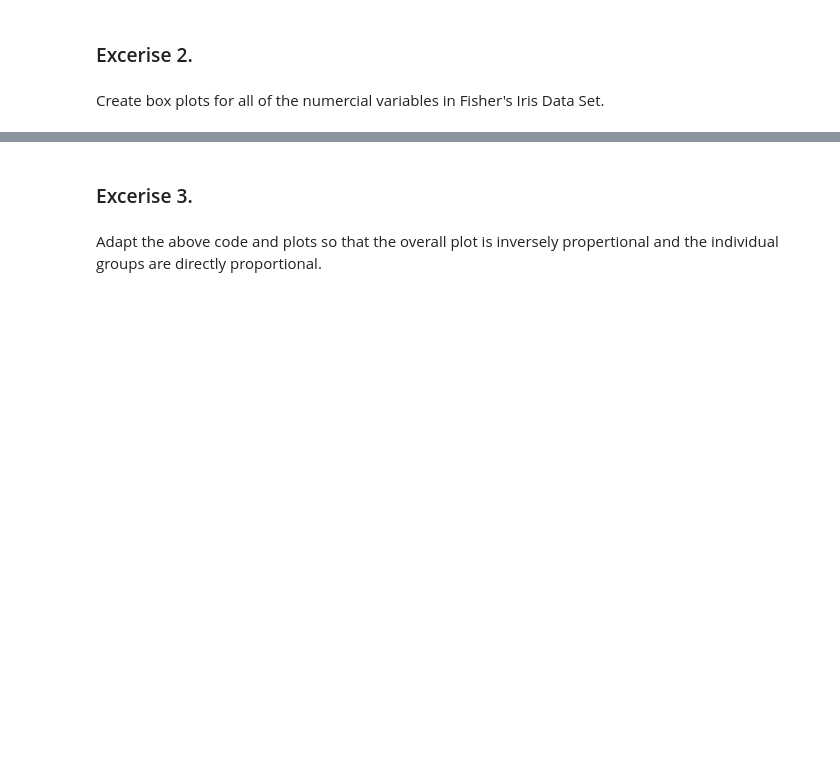
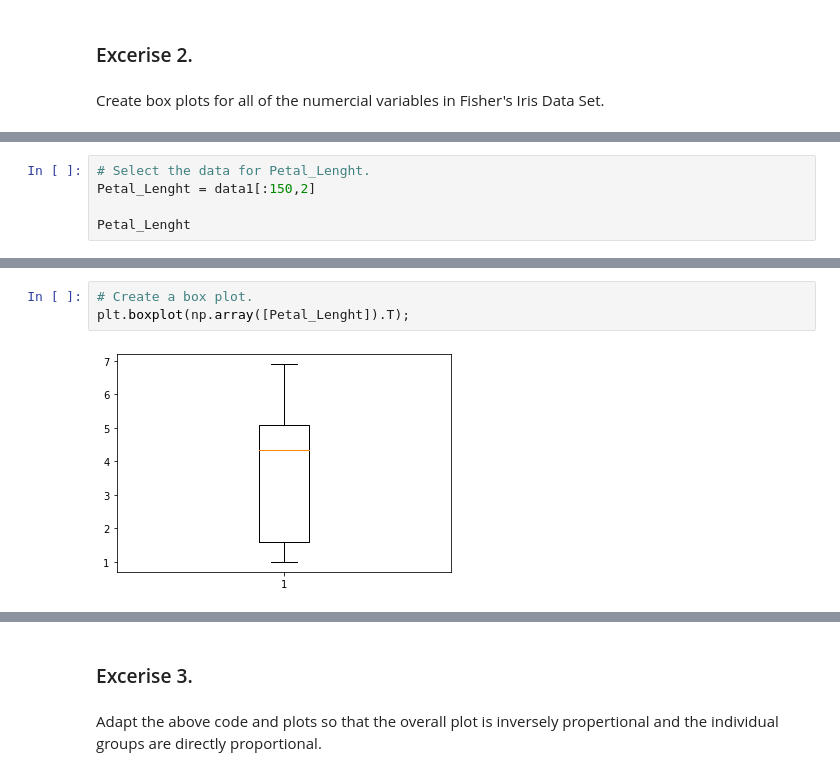
Before and after one commit to Ginafenn/funddata-assement, a Jupyter notebook: practicals/04. Outliers.ipynb, the cells around one changed output, grey strips where cells are left out. Cells and saved outputs as stored; diff of their text form; blank space fills up the shorter version.

```diff
--- a/practicals/04. Outliers.ipynb
+++ b/practicals/04. Outliers.ipynb
@@ -23,0 +162,5 @@ Create box plots for all of the numercial variables in Fisher's Iris Data Set.
+# %%
+# Select the data for Petal_Lenght.
+Petal_Lenght = data1[:150,2]
+
+Petal_Lenght
@@ -23,0 +180,5 @@ Create box plots for all of the numercial variables in Fisher's Iris Data Set.
+# %%
+# Create a box plot.
+plt.boxplot(np.array([Petal_Lenght]).T);
+# %% [output]
+[figure, added]
```
Also changed, not shown: parts of 16 cells of this notebook, 5 other files.
